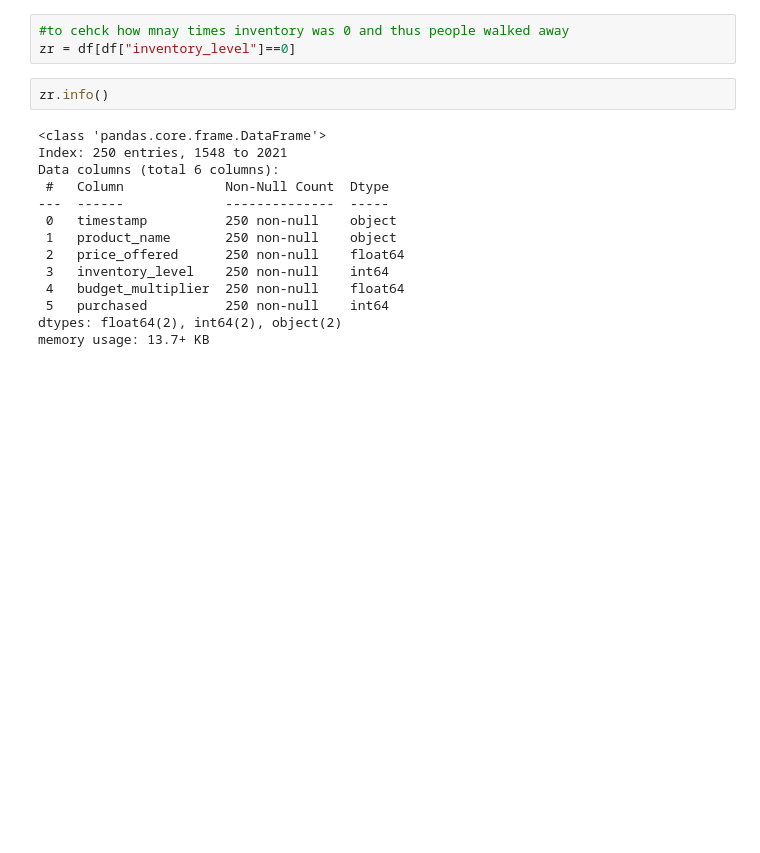
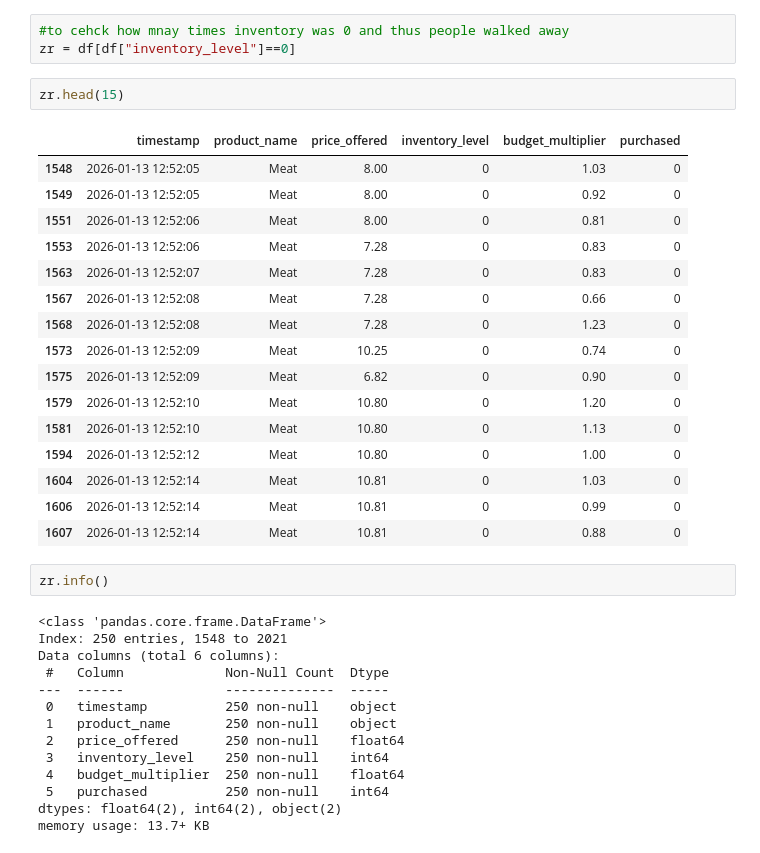
Before and after one commit to Summiiee2k/EtE_ETL_Dynamic_pricing__ML, a Jupyter notebook: Notebook/regression.ipynb, the cells around one changed output. Drawn from its saved outputs; the diff is of its cells as text; blank space fills up the shorter version.

```diff
--- a/Notebook/regression.ipynb
+++ b/Notebook/regression.ipynb
@@ -36,6 +37,25 @@ df.head(15)
 # %%
 #to cehck how mnay times inventory was 0 and thus people walked away
 zr = df[df["inventory_level"]==0]
+# %%
+zr.head(15)
+# %% [output]
+|  | timestamp | product_name | price_offered | inventory_level | budget_multiplier | purchased |
+| 1548 | 2026-01-13 12:52:05 | Meat | 8.00 | 0 | 1.03 | 0 |
+| 1549 | 2026-01-13 12:52:05 | Meat | 8.00 | 0 | 0.92 | 0 |
+| 1551 | 2026-01-13 12:52:06 | Meat | 8.00 | 0 | 0.81 | 0 |
+| 1553 | 2026-01-13 12:52:06 | Meat | 7.28 | 0 | 0.83 | 0 |
+| 1563 | 2026-01-13 12:52:07 | Meat | 7.28 | 0 | 0.83 | 0 |
+| 1567 | 2026-01-13 12:52:08 | Meat | 7.28 | 0 | 0.66 | 0 |
+| 1568 | 2026-01-13 12:52:08 | Meat | 7.28 | 0 | 1.23 | 0 |
+| 1573 | 2026-01-13 12:52:09 | Meat | 10.25 | 0 | 0.74 | 0 |
+| 1575 | 2026-01-13 12:52:09 | Meat | 6.82 | 0 | 0.90 | 0 |
+| 1579 | 2026-01-13 12:52:10 | Meat | 10.80 | 0 | 1.20 | 0 |
+| 1581 | 2026-01-13 12:52:10 | Meat | 10.80 | 0 | 1.13 | 0 |
+| 1594 | 2026-01-13 12:52:12 | Meat | 10.80 | 0 | 1.00 | 0 |
+| 1604 | 2026-01-13 12:52:14 | Meat | 10.81 | 0 | 1.03 | 0 |
+| 1606 | 2026-01-13 12:52:14 | Meat | 10.81 | 0 | 0.99 | 0 |
+| 1607 | 2026-01-13 12:52:14 | Meat | 10.81 | 0 | 0.88 | 0 |
 # %%
 zr.info()
 # %% [output]
```
Also changed, not shown: parts of 8 cells of this notebook, 6 other files.
